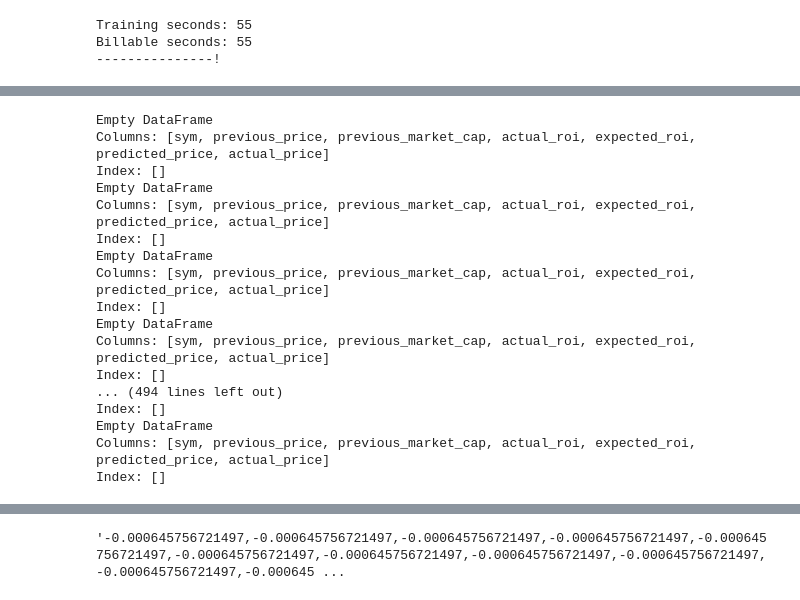
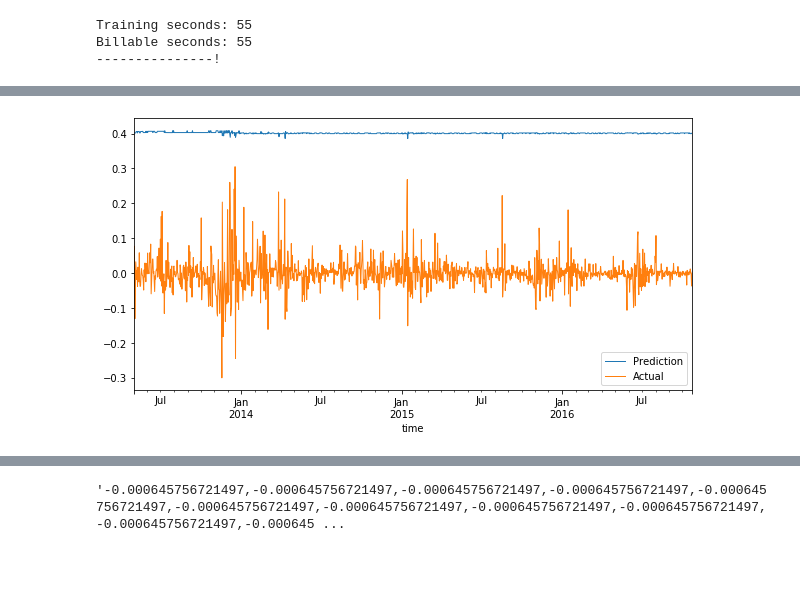
Before and after one commit to stevewam/crypto-prediction, a Jupyter notebook: Model Training.ipynb, the cells around one changed output, grey strips where cells are left out. Drawn from its saved outputs; the diff is of its cells as text; code cells hidden in the pictures; blank space fills up the shorter version.

```diff
--- a/Model Training.ipynb
+++ b/Model Training.ipynb
@@ -45,6 +45,9 @@ warnings.filterwarnings('ignore')
 
 session = sagemaker.Session()
 role = get_execution_role()
+
+from IPython.display import Audio
+sound_file = './sound/beep.wav'
 # %%
 data_df = pd.read_csv("./data/processed_data.csv")
 # %% [markdown]
@@ -361,18 +383,19 @@ prefix='xgb-w5'
 
 features_df = source.create_features(data_df, w, target=target)
 features_df = features_df[features_df['sym'] == 'BTC']
+# features_df['target'] = features_df['target']*100
 
 train_df = features_df[features_df.index < START_VAL]
 val_df = features_df[(features_df.index >= START_VAL) & (features_df.index < START_TEST)]
 test_df = features_df[features_df.index >= START_TEST]
 
-X_train = pd.DataFrame(train_df.iloc[:,2:-2])
+X_train = pd.DataFrame(train_df.iloc[:,1:-1])
 Y_train = pd.DataFrame(train_df['target'])
 
-X_val = pd.DataFrame(val_df.iloc[:,2:-2])
+X_val = pd.DataFrame(val_df.iloc[:,1:-1])
 Y_val = pd.DataFrame(val_df['target'])
 
-X_test = pd.DataFrame(test_df.iloc[:,2:-2])
+X_test = pd.DataFrame(test_df.iloc[:,1:-1])
 Y_test = pd.DataFrame(test_df['target'])
 
 pd.concat([Y_train, X_train], axis=1).to_csv(os.path.join(data_dir, 'train.csv'), header=False, index=False)
@@ -383,6 +406,6 @@ val_location = session.upload_data(os.path.join(data_dir, 'val.csv'), key_prefix
 
 container = get_image_uri(session.boto_region_name, 'xgboost')
 
-s3_input_train = sagemaker.s3_input(s3_data=train_location, content_type='csv')
-s3_input_validation = sagemaker.s3_input(s3_data=val_location, content_type='csv')
+s3_input_train = sagemaker.s3_input(s3_data=train_location, content_type='text/csv')
+s3_input_validation = sagemaker.s3_input(s3_data=val_location, content_type='text/csv')
 # %% [output]
@@ -400,13 +447,13 @@ xgb_custom = sagemaker.estimator.Estimator(container, # The name of the training
                                     # Where to save the output (the model artifacts)
                                     sagemaker_session=session) # The current SageMaker session
 
-xgb_custom.set_hyperparameters(max_depth=10,
+xgb_custom.set_hyperparameters(max_depth=20,
                                 eta=0.2,
-                                gamma=4,
-                                min_child_weight=6,
+                                gamma=1,
+                                min_child_weight=2,
                                 subsample=0.8,
                                 objective='reg:linear',
-                                early_stopping_rounds=10,
+                                early_stopping_rounds=20,
                                 num_round=200)
 
 xgb_custom.fit({'train': s3_input_train, 'validation': s3_input_validation})
@@ -437,7 +484,7 @@ Parameter image will be renamed to image_uri in SageMaker Python SDK v2.
 # %%
 pred = []
 i = 0
-payload_list = [[str(entry) for entry in row] for row in X_test.values]
+payload_list = [[str(entry) for entry in row] for row in X_train.values]
 
 for j in range(10000,len(payload_list)+10000, 10000):
     max_idx = min(len(payload_list), j)
@@ -454,7 +501,7 @@ for j in range(10000,len(payload_list)+10000, 10000):
         pred = pred + list(pred_val)
     i = j
 
-asset_matrix = construct_asset_matrix(test_df, pd.DataFrame(pred), pred_type=target)
+asset_matrix = construct_asset_matrix(train_df, pd.DataFrame(pred), pred_type=target)
 
 
 # result = evaluate_strategy(asset_matrix)
@@ -490,28 +514,6 @@ Timestamp('2018-04-12 00:00:00')
-# %%
-# features_df = source.create_features(data_df, 5, target='price')
-# features_df = features_df[features_df['sym'] == 'BTC']
-
-# train_df = features_df[features_df.index < START_VAL]
-# test_df = features_df[features_df.index >= START_TEST]
-# asset_matrix = construct_asset_matrix(test_df, pd.DataFrame(pred), pred_type='price')
-
-
-result = evaluate_strategy(asset_matrix)
-# %% [output]
-Empty DataFrame
-Columns: [sym, previous_price, previous_market_cap, actual_roi, expected_roi, predicted_price, actual_price]
-Index: []
-Empty DataFrame
-Columns: [sym, previous_price, previous_market_cap, actual_roi, expected_roi, predicted_price, actual_price]
-Index: []
-Empty DataFrame
-Columns: [sym, previous_price, previous_market_cap, actual_roi, expected_roi, predicted_price, actual_price]
-Index: []
-Empty DataFrame
-Columns: [sym, previous_price, previous_market_cap, actual_roi, expected_roi, predicted_price, actual_price]
-Index: []
-... (494 lines left out)
-Index: []
-Empty DataFrame
-Columns: [sym, previous_price, previous_market_cap, actual_roi, expected_roi, predicted_price, actual_price]
-Index: []
+# %%
+plot_predicted_vs_actual(asset_matrix, 'BTC')
+session.sagemaker_client.delete_endpoint(EndpointName = predictor.endpoint)
+Audio(sound_file, autoplay=True)
+# %% [output]
+[figure, added]
```
Also changed, not shown: parts of 22 cells of this notebook, 4 other files.
